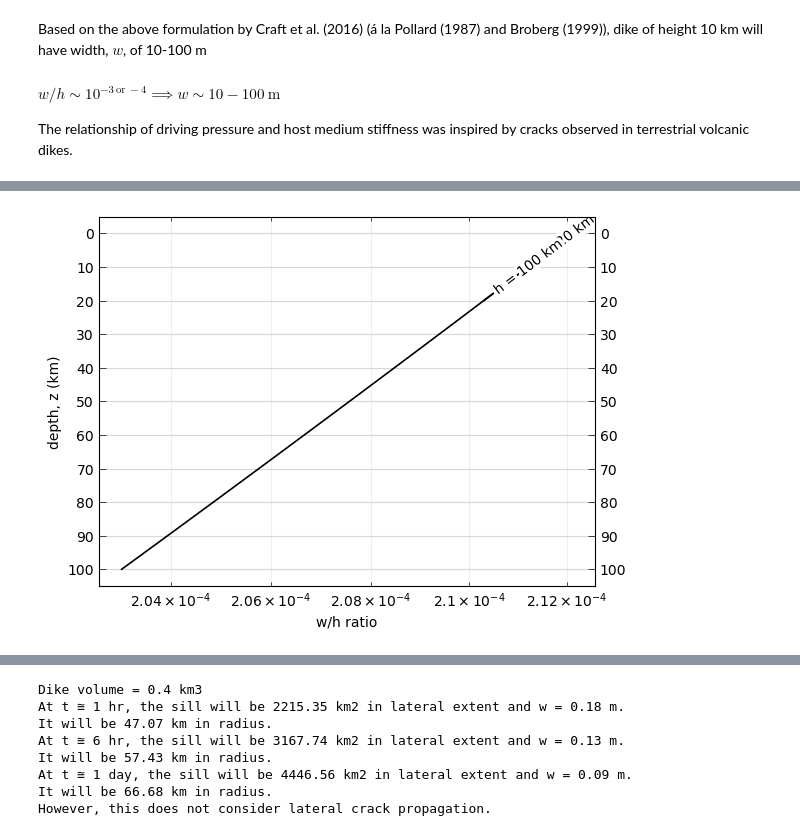
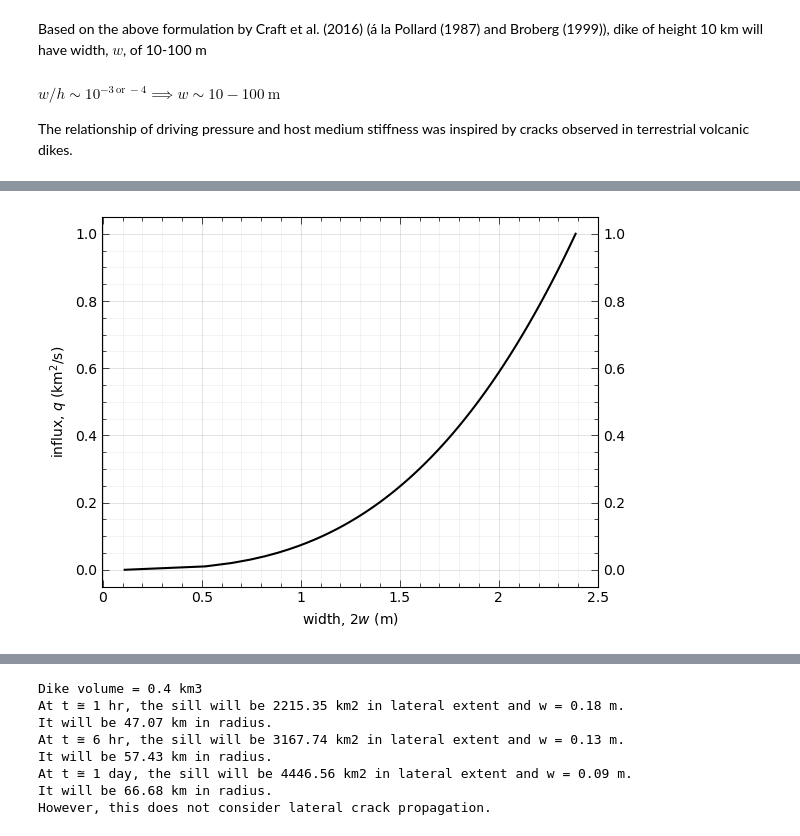
Before and after one commit to CottomR-et-al/Europa-ice-ocean-exchange, a Jupyter notebook: F25_Dikes_Europa.ipynb, the cells around one changed output, grey strips where cells are left out. Cells and saved outputs as stored; diff of their text form; code cells hidden in the pictures.

```diff
--- a/F25_Dikes_Europa.ipynb
+++ b/F25_Dikes_Europa.ipynb
@@ -801,40 +834,27 @@ ax.invert_yaxis()
-# %%
-plt.figure()
-
-thicknesses = [10e3, 15e3, 20e3, 100e3] # (m) ice shell thicknesses
-
-
-for i in range(len(thicknesses)):
-    z = np.linspace(0, thicknesses[i], 100) # (m) depth
-    height = thicknesses[i] - z # (m) height above the base
-    P0 = rhoi * g * thicknesses[i]
-    Pf = 1e6
-    height = max_depth - z
-    # Pf = P0 - rhow * g * height
-    sig_x = nu / (1 - nu) * (z)
-    wxh = (Pf - sig_x) / (G / (1 - nu))
-
-    plt.semilogx(wxh, z/1e3, color='black', lw=1.2, label=rf'h = {thicknesses[i]/1e3:.0f} km')
-
-ax = plt.gca()
-lines = ax.get_lines()
-if lines:
-    labelLines(lines, xvals=[2e-4], align=True, fontsize=10, color='black')
-ax = plt.gca()
-ax.yaxis.set_major_formatter(StrMethodFormatter('{x:g}'))
-ax.xaxis.set_major_formatter(StrMethodFormatter('{x:g}'))
-plt.ylabel('depth, z (km)')
-plt.xlabel('w/h ratio')
-# plt.ylim(0, 100)
-# plt.xlim(1e-4,)
-ax.tick_params(which='major', length=5, width=0.5, direction='in', top=True, right=True, labelright=True)
-ax.tick_params(which='minor', length=3, width=0.5, direction='in', top=True, right=True)
-ax.yaxis.set_major_locator(FixedLocator(np.arange(0, 110, 10)))
-ax.yaxis.set_minor_formatter(NullFormatter())
-ax.grid(which='major', alpha=0.5)
-ax.grid(which='minor', alpha=0.2)
-ax.invert_yaxis()
-
-##### h: ice shell thickness
-# %% [output]
-[figure, removed]
+# %%
+# Lister and Kerr (1991) eqn 30: line-source for dike
+from pyparsing import line
+
+
+q = np.linspace(1e2, 1e6, 100) # m2/s
+w = np.cbrt( 3 * eta_w * q / ( 2 * delta_rho_inv * g) )
+plt.plot(-w, q/1e6, color='black')
+lines = ax.get_lines()
+if lines:
+    labelLines(lines , align=True, fontsize=10, color='black')
+ax = plt.gca()
+ax.xaxis.set_major_formatter(StrMethodFormatter('{x:.2g}'))
+ax.xaxis.set_minor_formatter(NullFormatter())
+# ax.yaxis.set_major_formatter(EngFormatter())
+ax.minorticks_on()
+plt.xlabel('width, $2w$ (m)')
+plt.ylabel('influx, $q$ (km$^2$/s)')
+ax.tick_params(which='major', length=5, width=0.5, direction='in', top=True, right=True, labelright=True)
+ax.tick_params(which='minor', length=3, width=0.5, direction='in', top=True, right=True)
+# ax.yaxis.set_major_locator(FixedLocator(np.arange(0, 110, 10)))
+ax.xaxis.set_minor_formatter(NullFormatter())
+ax.grid(which='major', alpha=0.5, linewidth=0.5)
+ax.grid(which='minor', alpha=0.2, linewidth=0.5)
+# ax.invert_xaxis()
+# %% [output]
+[figure, added]
```
Also changed, not shown: parts of 10 cells of this notebook.
